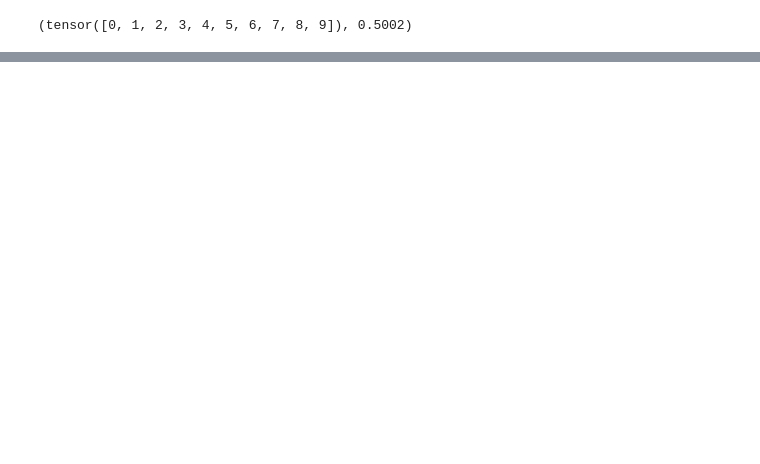
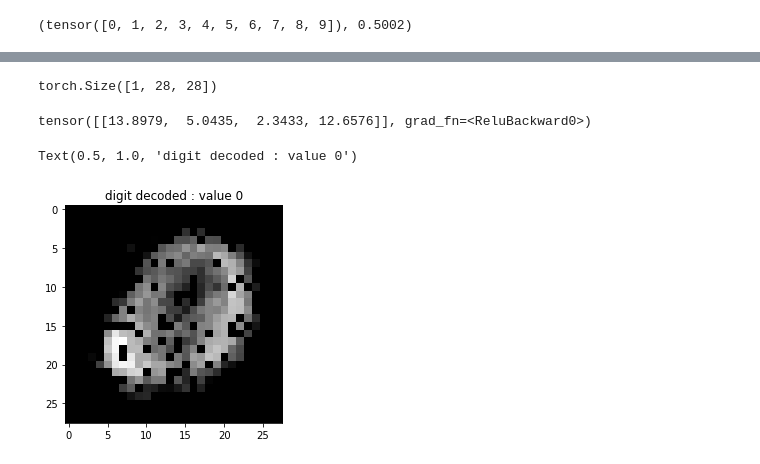
Before and after one commit to Ocean728/mnist_pytorch, a Jupyter notebook: Autoencoder.ipynb, the cells around one changed output, grey strips where cells are left out. Cells and saved outputs as stored; diff of their text form; code cells hidden in the pictures; blank space fills up the shorter version.

```diff
--- a/Autoencoder.ipynb
+++ b/Autoencoder.ipynb
@@ -373,0 +374,12 @@ tensor([[15.9738,  7.0286,  5.0000, 14.4640],
+# %%
+model2(montage2[9]).shape
+# %% [output]
+torch.Size([1, 28, 28])
+# %%
+plt.imshow(model2(montage2[0])[0].detach().numpy(),cmap="gray")
+print(encoder2(montage2[0]))
+plt.title("digit decoded : value 0")
+# %% [output]
+tensor([[13.8979,  5.0435,  2.3433, 12.6576]], grad_fn=<ReluBackward0>)
+Text(0.5, 1.0, 'digit decoded : value 0')
+[figure, added]
```
Also changed, not shown: parts of 7 cells of this notebook, 9 other files.
